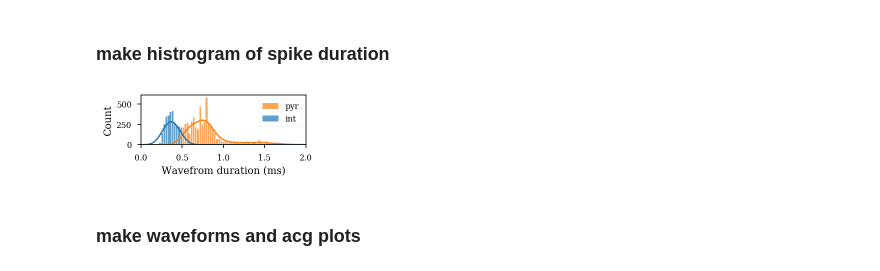
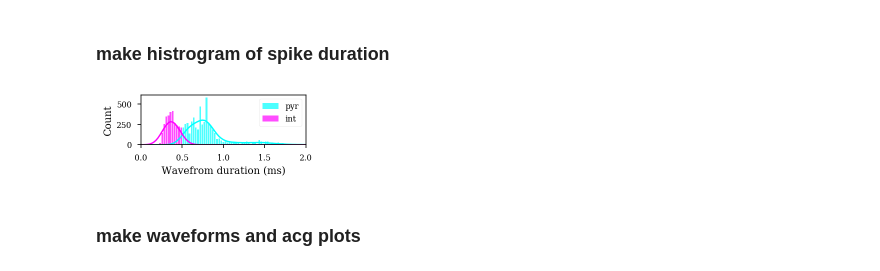
Before and after one commit to ryanharvey1/ripple_analyses, a Jupyter notebook: notebooks/classify_pyr_int.ipynb, the cells around one changed output. Saved outputs shown, nothing was run; the diff lists cells and outputs as text; code cells hidden in the pictures.

```diff
--- a/notebooks/classify_pyr_int.ipynb
+++ b/notebooks/classify_pyr_int.ipynb
@@ -134,31 +134,32 @@ waves_zscore_flipped[to_flip] = waves_zscore_flipped[to_flip]*-1
 # %% [markdown]
 ### make histrogram of spike duration
 # %%
-cmap = plt.get_cmap("tab10")
+# cmap = plt.get_cmap("tab10")
+cmap = plt.get_cmap("cool_r",2)
 
 ax = plt.figure(figsize=set_size('thesis', fraction=0.5, subplots=(1,2)), edgecolor='k')
 
 hist,bin_edges=np.histogram(df_cell_class.spkW[df_cell_class.cell_type=='pyr'],bins=np.arange(0,2,.025))
 bin_centers = np.linspace(0, 2, len(hist))
 smooth_hist = gaussian_filter1d(hist, 3)
 plt.bar(bin_centers,hist,width=.02,alpha=.7,color=cmap(1),label='pyr')
 plt.plot(bin_centers,smooth_hist,color=cmap(1))
 
 hist,bin_edges = np.histogram(df_cell_class.spkW[df_cell_class.cell_type=='int'],bins=np.arange(0,2,.025))
 bin_centers = np.linspace(0, 2, len(hist))
 smooth_hist = gaussian_filter1d(hist, 3)
 plt.bar(bin_centers,hist,width=.02,alpha=.7,color=cmap(0),label='int')
 plt.plot(bin_centers,smooth_hist,color=cmap(0))
 plt.xlim(0,2)
 plt.xlabel('Wavefrom duration (ms)')
 plt.ylabel('Count')
 
 plt.legend()
 
 save_path = "D:/ryanh/GoogleDrive/school_work/UNM/Lab/Projects/Dissertation/dissertation/inkscape_figs/ripple_recuitment/"
 plt.savefig(save_path+'waveform_duration.svg',dpi=300,bbox_inches='tight')
 # %% [output]
-[figure, old version]
+[figure, new version]
 # %% [markdown]
 ### make waveforms and acg plots
 # %%
```
Also changed, not shown: parts of 5 cells of this notebook.
